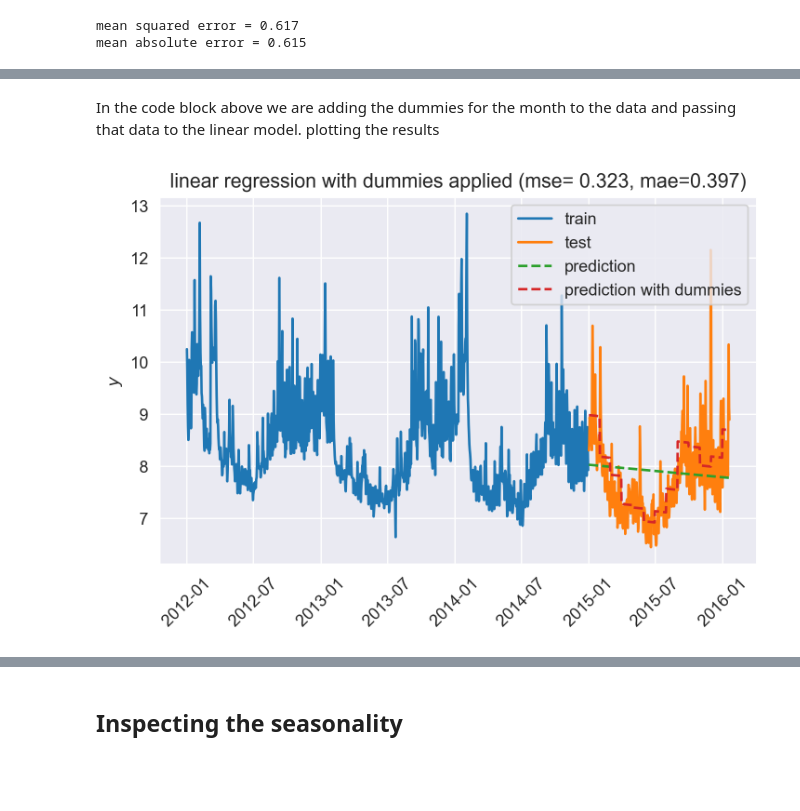
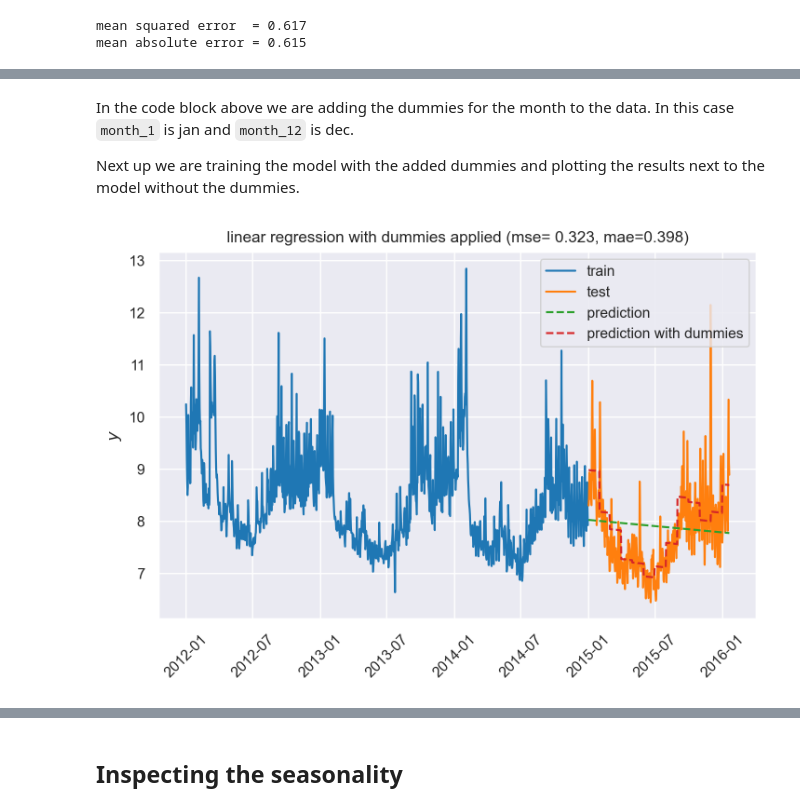
Before and after one commit to jope35/hypershotgun-blog, a Jupyter notebook: posts/boring_forecast/boring_linear_forecast.ipynb, the cells around one changed output, grey strips where cells are left out. Saved outputs shown, nothing was run; the diff lists cells and outputs as text; code cells hidden in the pictures; blank space fills up the shorter version.

```diff
--- a/posts/boring_forecast/boring_linear_forecast.ipynb
+++ b/posts/boring_forecast/boring_linear_forecast.ipynb
@@ -53,6 +55,8 @@ from sklearn.preprocessing import MinMaxScaler, StandardScaler
 # | echo: false
 # | output: false
 sns.set_style("darkgrid")
+sns.set_context("paper")
+cmap = sns.color_palette()
 # %%
 # | echo: false
 # | output: false
@@ -192,13 +198,14 @@ Lets add some dummies for the months and see if we can improve the performance o
 # %%
 # creating dummies for the months
 df_dummies = df_in.assign(
-    month=df_in["ds"].dt.month.astype("category"), ds_int=df_in["ds"].astype(int)
+    month=df_in["ds"].dt.month.astype("category"),
+    ds_int=df_in["ds"].astype(int),
 )
 
 not_dummy = {"y", "ds", "ds_int"}
-to_dummy = set(df_dummies.columns) - not_dummy
+to_dummy = list(set(df_dummies.columns) - not_dummy)
 
-df_dummies = pd.get_dummies(data=df_dummies, columns=["month"])
+df_dummies = pd.get_dummies(data=df_dummies, columns=to_dummy)
 all_features = list(set(df_dummies.columns) - {"y", "ds"})
 
 # slicing the input in train test
@@ -211,9 +218,8 @@ y_train = df_train_dummies[["y"]]
 X_test = df_test_dummies.loc[:, all_features]
 y_test = df_test_dummies[["y"]]
 
-df_dummies.drop(columns="ds_int").sample(n=5, random_state=1234567)
-
-# create the pipeline
-pipeline = make_pipeline(StandardScaler(), LinearRegression())
-pipeline.fit(X=X_train, y=y_train)
-y_pred_dummies = pipeline.predict(X=X_test)
+df_dummies.drop(columns=["ds_int", "y"]).sample(
+    n=6,
+    ignore_index=True,
+    random_state=42,
+)
@@ -220,6 +234,16 @@ y_pred_dummies = pipeline.predict(X=X_test)
 # %% [markdown]
-In the code block above we are adding the dummies for the month to the data and passing that data to the linear model. plotting the results
+In the code block above we are adding the dummies for the month to the data. In this case `month_1` is jan and `month_12` is dec.
+
+Next up we are training the model with the added dummies and plotting the results next to the model without the dummies.
 # %%
+# create the pipeline and fit pipeline
+# scaler is there so that the coefs can be interpeted later
+# pipeline = make_pipeline(StandardScaler(), LinearRegression())
+pipeline = make_pipeline(MinMaxScaler(), LinearRegression())
+
+pipeline.fit(X=X_train, y=y_train)
+y_pred_dummies = pipeline.predict(X=X_test)
+
 mse_dummies = mean_squared_error(y_test, y_pred_dummies)
 mae_dummies = mean_absolute_error(y_test, y_pred_dummies)
 
@@ -229,35 +253,34 @@ plt.plot_date(
     label="train",
     fmt="-",
 )
+
 plt.plot_date(
     x=df_test["ds"],
     y=df_test["y"],
     label="test",
     fmt="-",
 )
 
 plt.plot_date(
     x=df_test["ds"],
     y=y_pred,
     label="prediction",
     fmt="--",
 )
 
-
 plt.plot_date(
     x=df_test["ds"],
     y=y_pred_dummies,
     label="prediction with dummies",
     fmt="--",
 )
-
 
 plt.legend(loc="upper right")
 plt.tick_params(axis="x", rotation=45)
 plt.ylabel("$y$")
 plt.title(
     f"linear regression with dummies applied (mse= {mse_dummies:.3}, mae={mae_dummies:.3})"
 )
 plt.show()
 # %% [output]
-[figure, old version]
+[figure, new version]
```
Also changed, not shown: parts of 34 cells of this notebook, 2 other files.
